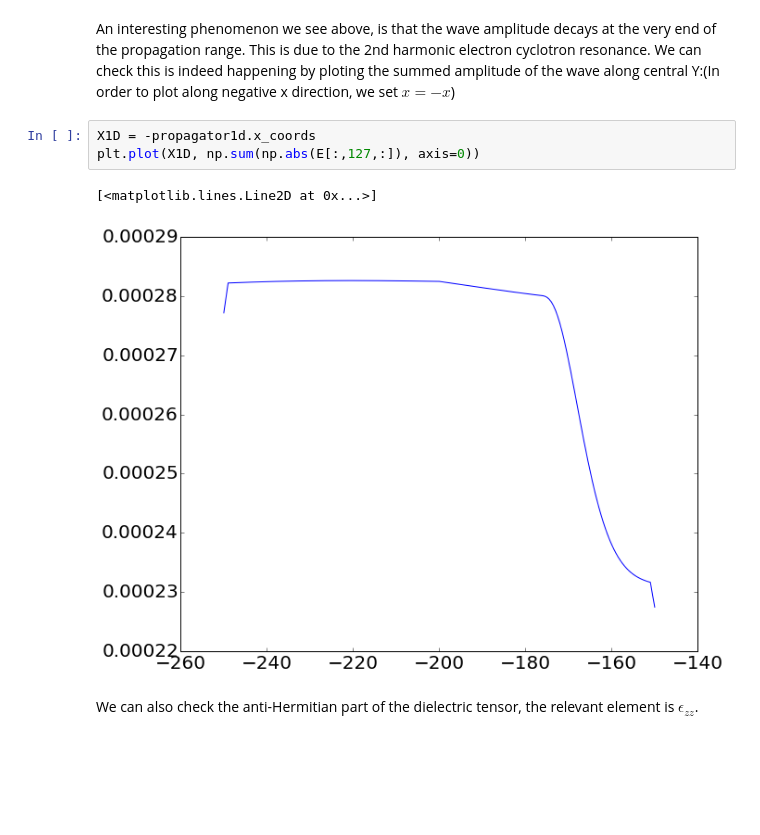
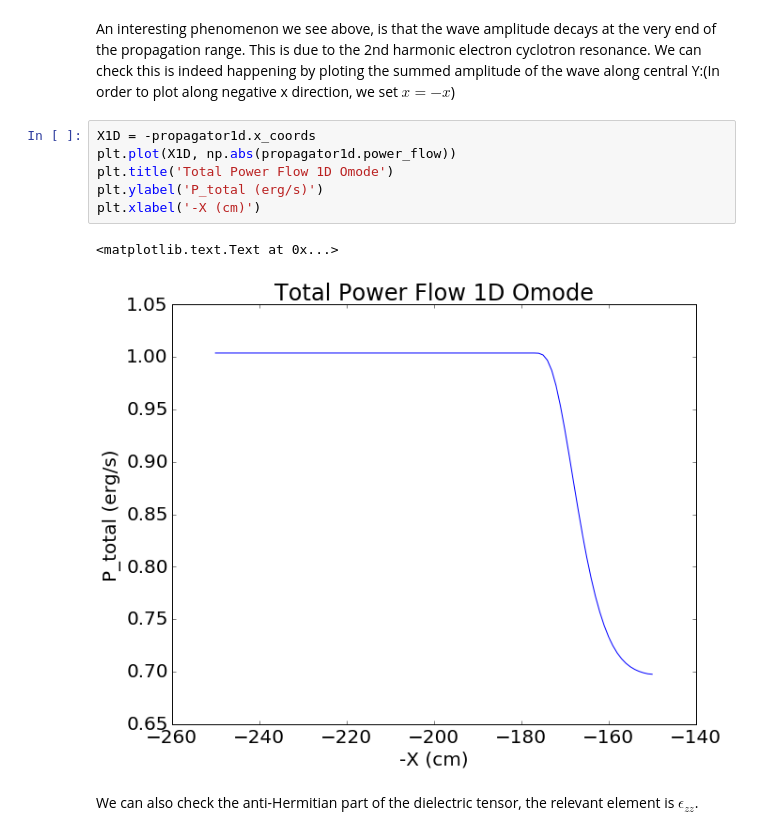
Before and after one commit to LeiShi/Synthetic-Diagnostics-Platform, a Jupyter notebook: Demo/Introduction to FPSDP_Models_Waves_Propagator.ipynb, the cells around one changed output. Saved outputs shown, nothing was run; the diff lists cells and outputs as text; blank space fills up the shorter version.

```diff
--- a/Demo/Introduction to FPSDP_Models_Waves_Propagator.ipynb
+++ b/Demo/Introduction to FPSDP_Models_Waves_Propagator.ipynb
@@ -245,12 +255,15 @@ gb.divergence
 (0.024999999999999998, 0.024999999999999998)
 # %% [markdown]
 An interesting phenomenon we see above, is that the wave amplitude decays at the very end of the propagation range. This is due to the 2nd harmonic electron cyclotron resonance. We can check this is indeed happening by ploting the summed amplitude of the wave along central Y:(In order to plot along negative x direction, we set $x=-x$)
-# %%
-X1D = -propagator1d.x_coords
-plt.plot(X1D, np.sum(np.abs(E[:,127,:]), axis=0))
-# %% [output]
-[<matplotlib.lines.Line2D at 0x...>]
-[figure, removed]
+# %%
+X1D = -propagator1d.x_coords
+plt.plot(X1D, np.abs(propagator1d.power_flow))
+plt.title('Total Power Flow 1D Omode')
+plt.ylabel('P_total (erg/s)')
+plt.xlabel('-X (cm)')
+# %% [output]
+<matplotlib.text.Text at 0x...>
+[figure, added]
 # %% [markdown]
 We can also check the anti-Hermitian part of the dielectric tensor, the relevant element is $\epsilon_{zz}$.
 # %%
```
Also changed, not shown: parts of 12 cells of this notebook.
